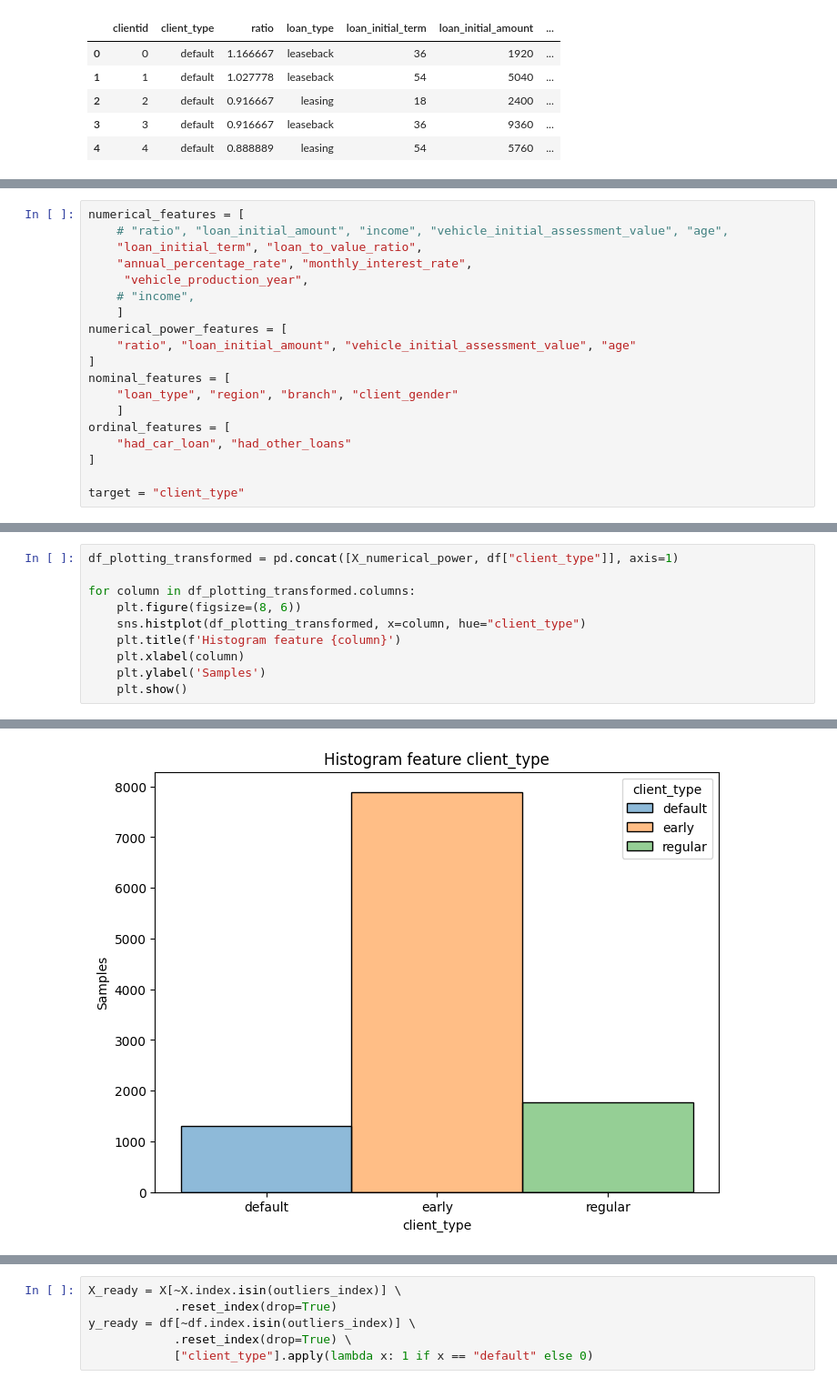
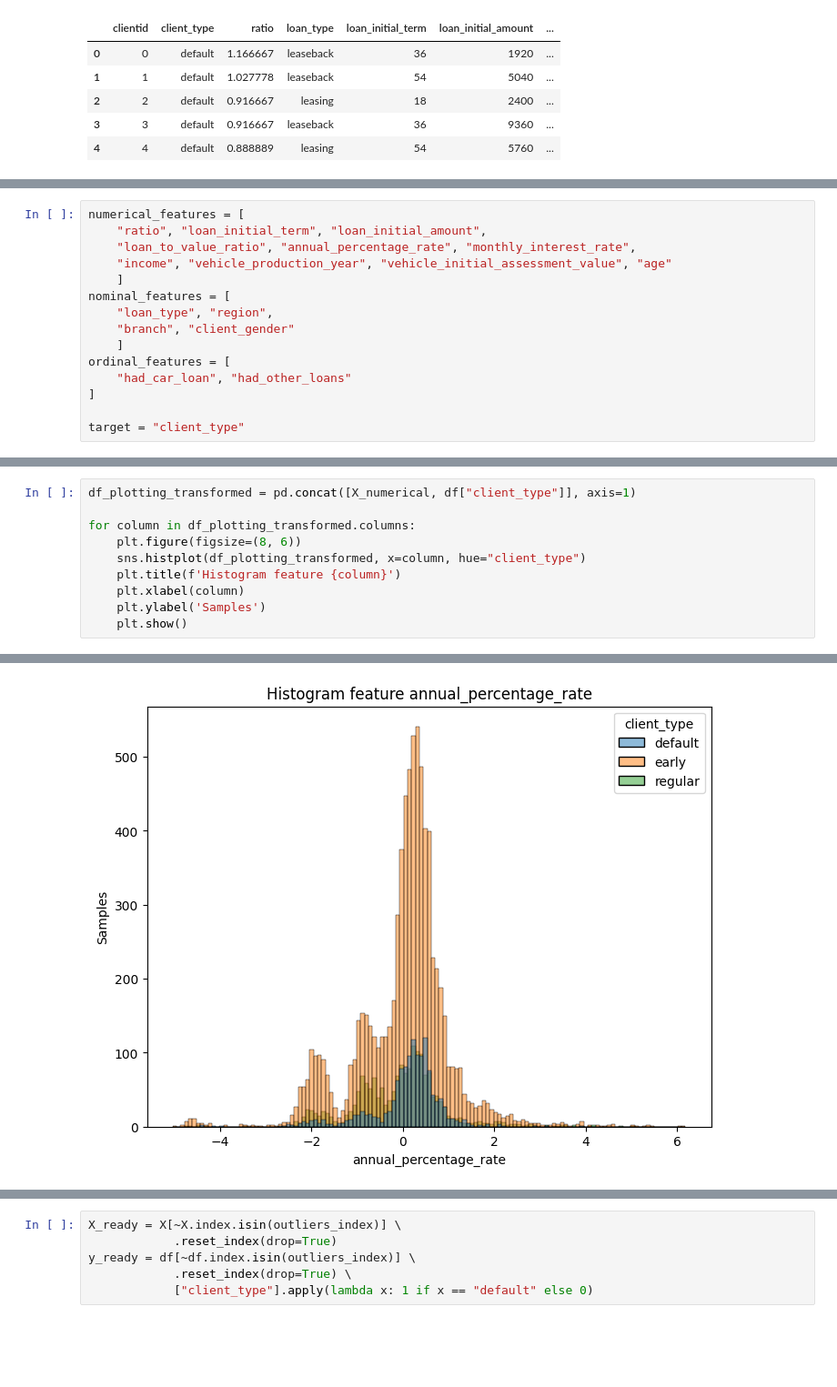
Before and after one commit to nieweglp/civitta_task, a Jupyter notebook: ml_models_final.ipynb, the cells around one changed output, grey strips where cells are left out. Shown at 91% size. Saved outputs shown, nothing was run; the diff lists cells and outputs as text; blank space fills up the shorter version.

```diff
--- a/ml_models_final.ipynb
+++ b/ml_models_final.ipynb
@@ -20,16 +46,12 @@ df_raw.head()
 # %%
 numerical_features = [
-    # "ratio", "loan_initial_amount", "income", "vehicle_initial_assessment_value", "age",
-    "loan_initial_term", "loan_to_value_ratio",
-    "annual_percentage_rate", "monthly_interest_rate",
-     "vehicle_production_year",
-    # "income",
+    "ratio", "loan_initial_term", "loan_initial_amount",
+    "loan_to_value_ratio", "annual_percentage_rate", "monthly_interest_rate",
+    "income", "vehicle_production_year", "vehicle_initial_assessment_value", "age"
     ]
-numerical_power_features = [
-    "ratio", "loan_initial_amount", "vehicle_initial_assessment_value", "age"
-]
 nominal_features = [
-    "loan_type", "region", "branch", "client_gender"
+    "loan_type", "region",
+    "branch", "client_gender"
     ]
 ordinal_features = [
     "had_car_loan", "had_other_loans"
@@ -80,5 +117,5 @@ X_numerical_power
 # %%
-df_plotting_transformed = pd.concat([X_numerical_power, df["client_type"]], axis=1)
+df_plotting_transformed = pd.concat([X_numerical, df["client_type"]], axis=1)
 
 for column in df_plotting_transformed.columns:
     plt.figure(figsize=(8, 6))
@@ -95 +132 @@ for column in df_plotting_transformed.columns:
-[figure, old version]
+[figure, new version]
```
Also changed, not shown: parts of 53 cells of this notebook, 2 other files.
